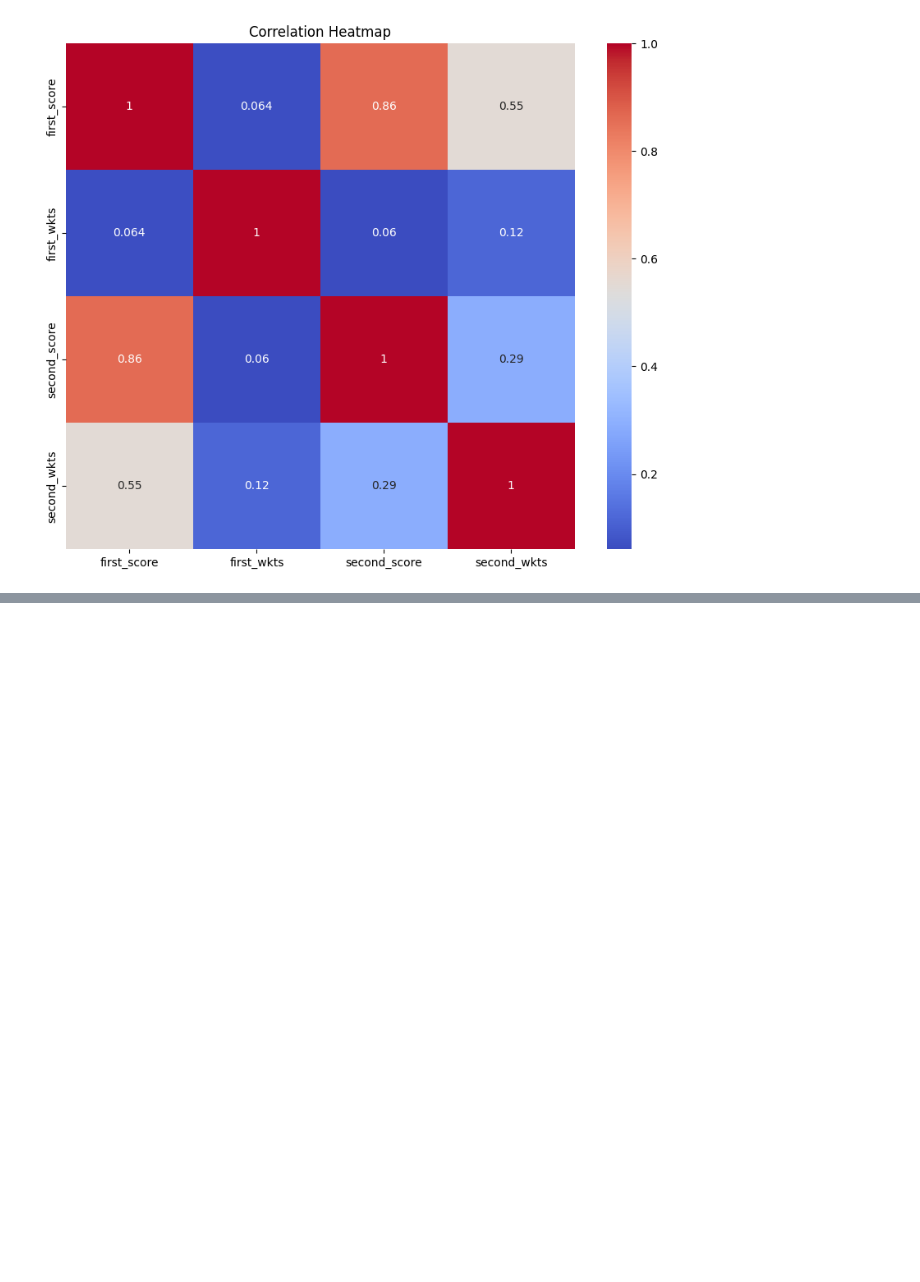
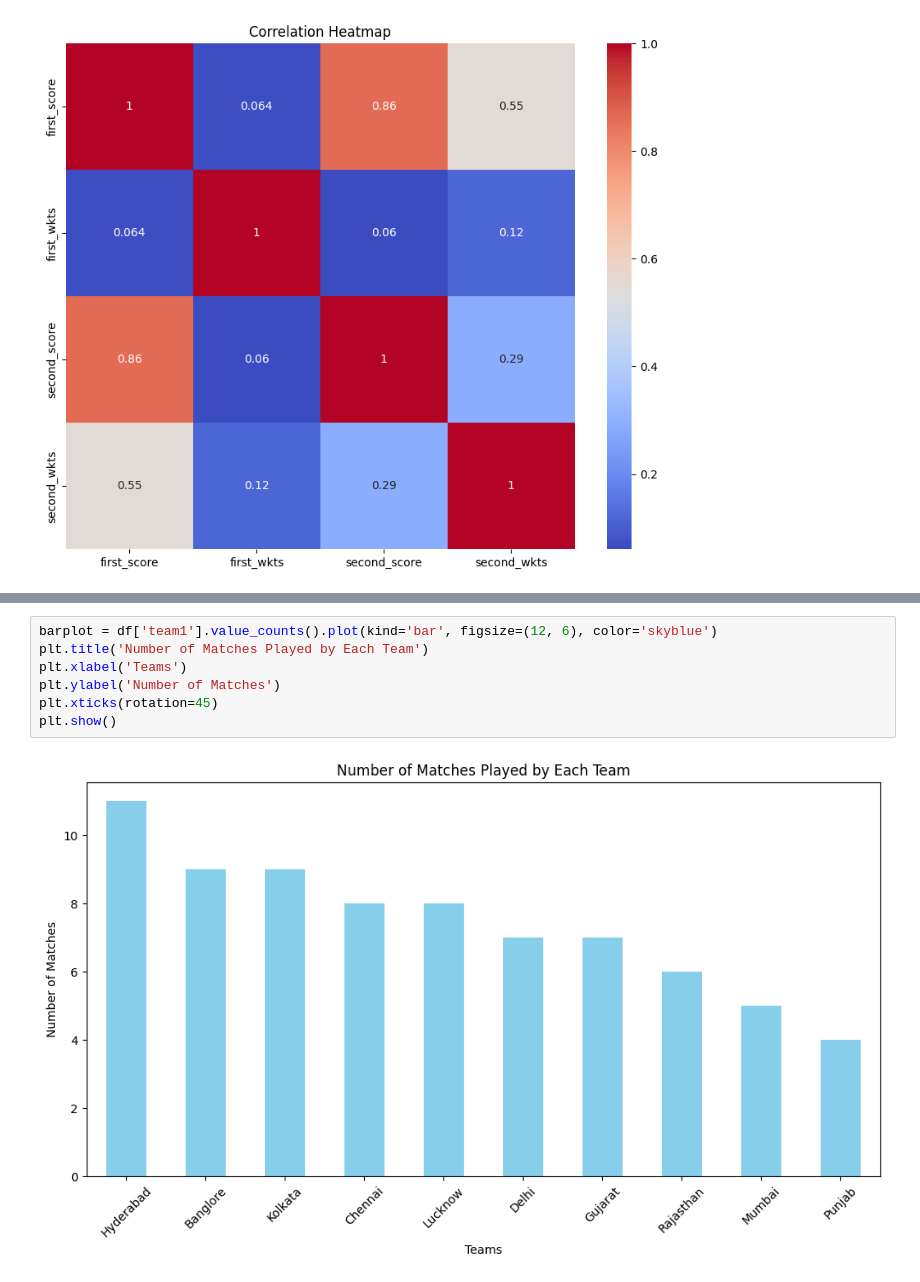
Before and after one commit to yharshityadav/IPL-Machine-Learning-Model, a Jupyter notebook: IPL.ipynb, the cells around one changed output, grey strips where cells are left out. Saved outputs shown, nothing was run; the diff lists cells and outputs as text; blank space fills up the shorter version.

```diff
--- a/IPL.ipynb
+++ b/IPL.ipynb
@@ -108,0 +118,9 @@ plt.show()
+# %%
+barplot = df['team1'].value_counts().plot(kind='bar', figsize=(12, 6), color='skyblue')
+plt.title('Number of Matches Played by Each Team')
+plt.xlabel('Teams')
+plt.ylabel('Number of Matches')
+plt.xticks(rotation=45)
+plt.show()
+# %% [output]
+[figure, added]
```
Also changed, not shown: parts of 1 cell of this notebook.
